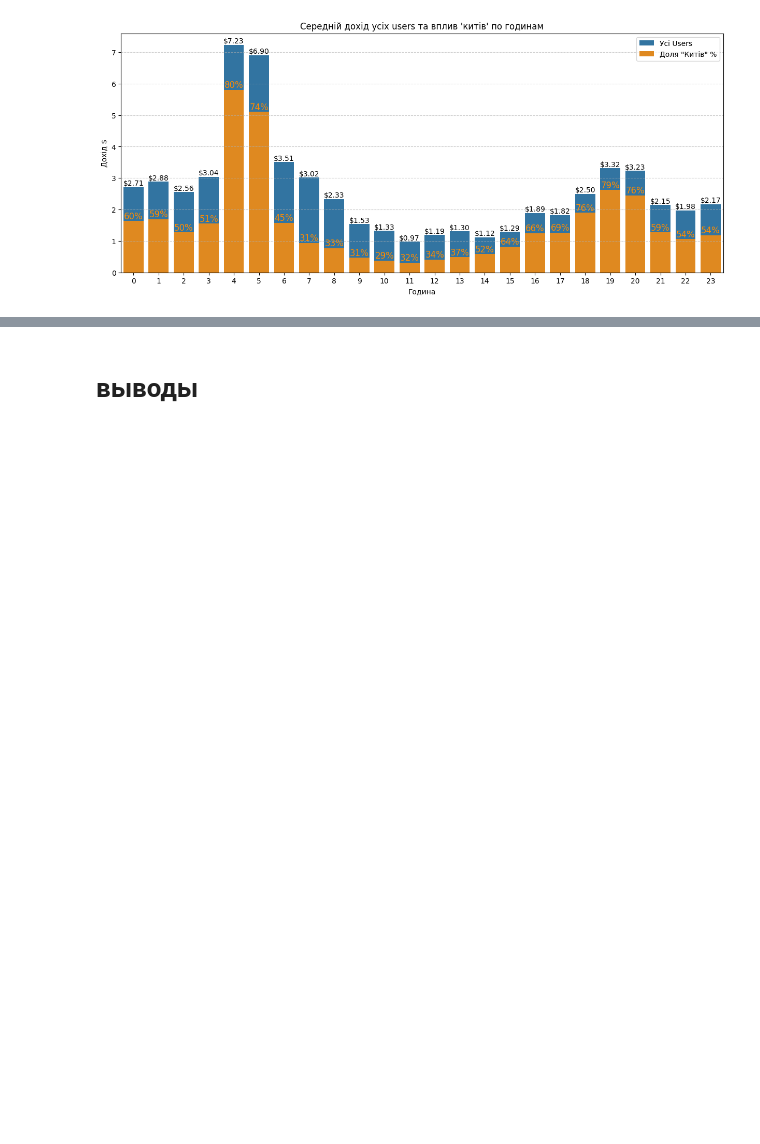
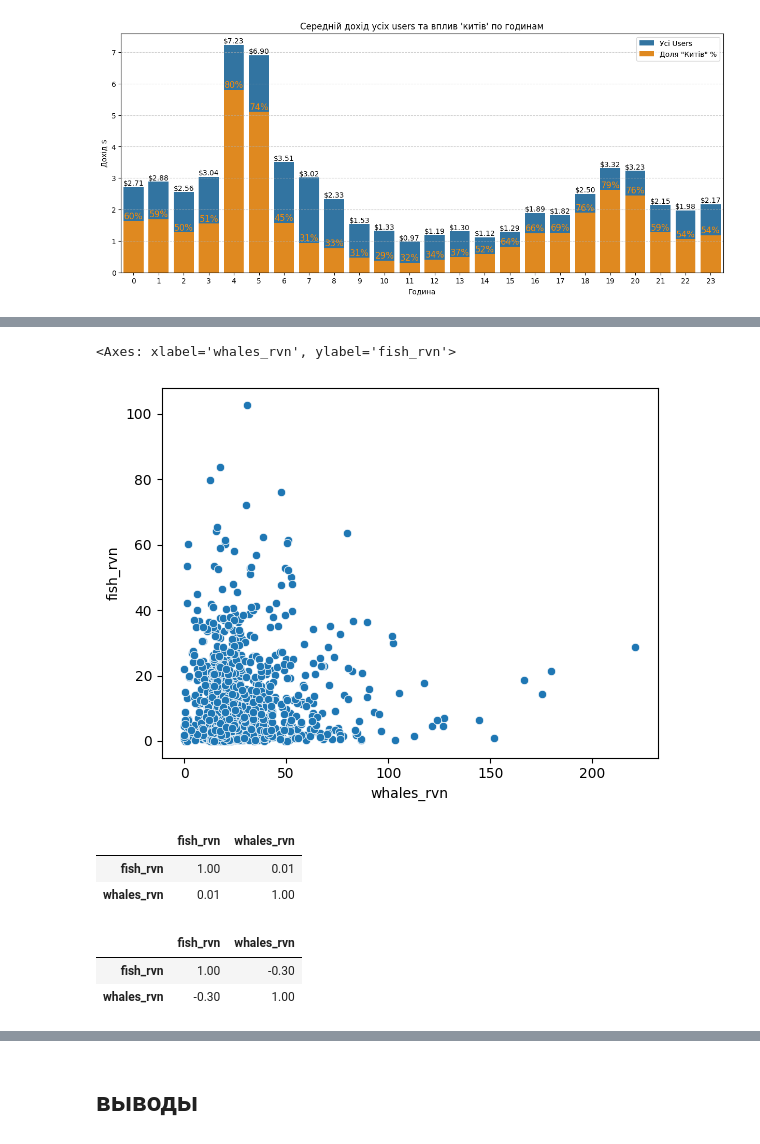
Before and after one commit to Chocopie-DA/db_analysis_sql_sweetylove, a Jupyter notebook: 03_notebooks/EDA.ipynb, the cells around one changed output, grey strips where cells are left out. Drawn from its saved outputs; the diff is of its cells as text; code cells hidden in the pictures; blank space fills up the shorter version.

```diff
--- a/03_notebooks/EDA.ipynb
+++ b/03_notebooks/EDA.ipynb
@@ -1277,0 +1444,20 @@ avg_rvn_by_hour = fig
+# %%
+sns.scatterplot(whales_vs_fish,
+                x='whales_rvn',
+                y='fish_rvn')
+# %% [output]
+<Axes: xlabel='whales_rvn', ylabel='fish_rvn'>
+[figure, added]
+# %%
+#часи
+whales_vs_fish_hour[['fish_rvn', 'whales_rvn']].corr(method="pearson")
+# %% [output]
+|  | fish_rvn | whales_rvn |
+| fish_rvn | 1.00 | 0.01 |
+| whales_rvn | 0.01 | 1.00 |
+# %%
+whales_vs_fish_hour[['fish_rvn', 'whales_rvn']].corr(method="spearman")
+# %% [output]
+|  | fish_rvn | whales_rvn |
+| fish_rvn | 1.00 | -0.30 |
+| whales_rvn | -0.30 | 1.00 |
```
Also changed, not shown: parts of 54 cells of this notebook.
